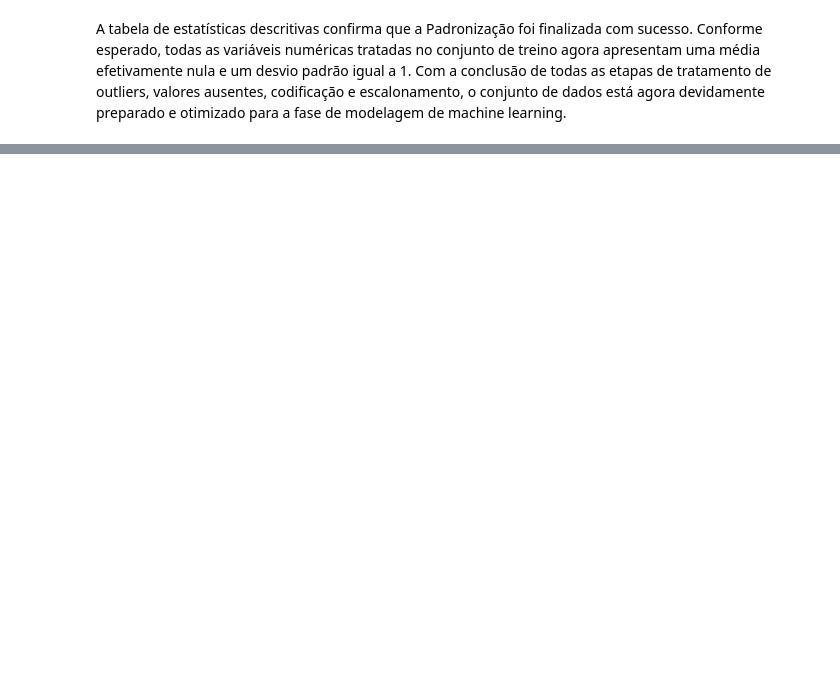
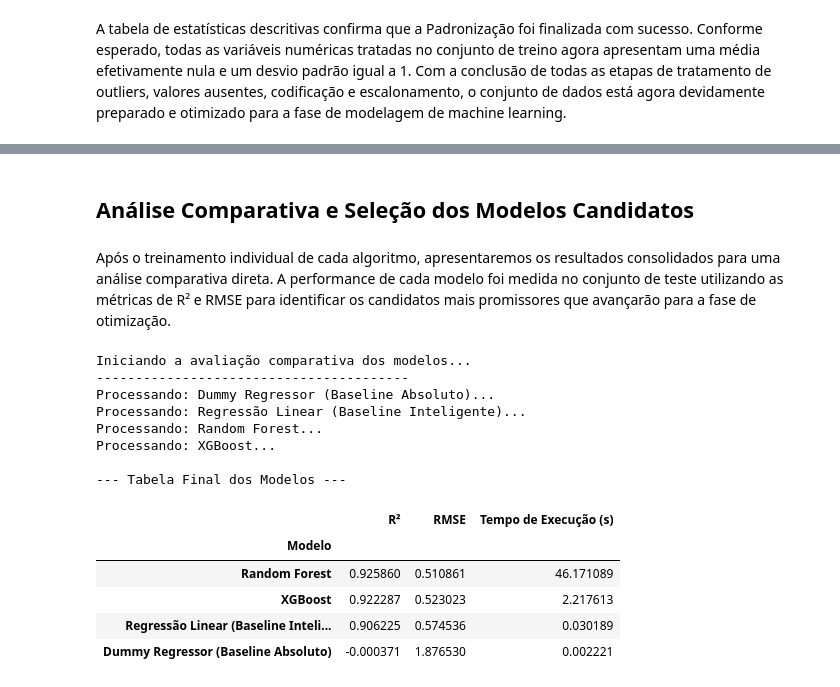
Before and after one commit to ursula2025/machine-learning, a Jupyter notebook: MVP_Machine_Learning.ipynb, the cells around one changed output, grey strips where cells are left out. Saved outputs shown, nothing was run; the diff lists cells and outputs as text; code cells hidden in the pictures; blank space fills up the shorter version.

```diff
--- a/MVP_Machine_Learning.ipynb
+++ b/MVP_Machine_Learning.ipynb
@@ -1458,0 +1740,68 @@ Isso implica que estratégias focadas em aumentar a produtividade podem obter ma
+# %% [markdown]
+## Análise Comparativa e Seleção dos Modelos Candidatos
+# %% [markdown]
+Após o treinamento individual de cada algoritmo, apresentaremos os resultados consolidados para uma análise comparativa direta. A performance de cada modelo foi medida no conjunto de teste utilizando as métricas de R² e RMSE para identificar os candidatos mais promissores que avançarão para a fase de otimização.
+# %%
+# Dicionário com os Modelos Candidatos
+modelos = {
+    "Dummy Regressor (Baseline Absoluto)": DummyRegressor(strategy='mean'),
+    "Regressão Linear (Baseline Inteligente)": LinearRegression(),
+    "Random Forest": RandomForestRegressor(random_state=42),
+    "XGBoost": XGBRegressor(random_state=42)
+}
+
+# Loop para Treinar e Avaliar cada Modelo
+resultados = []
+
+print("Iniciando a avaliação comparativa dos modelos...")
+print("-" * 40)
+
+for nome, modelo in modelos.items():
+    print(f"Processando: {nome}...")
+    start_time = time.time()
+
+    # Treino
+    modelo.fit(X_treino, y_treino)
+
+    # Avaliação
+    previsoes = modelo.predict(X_teste)
+    r2 = r2_score(y_teste, previsoes)
+    rmse = np.sqrt(mean_squared_error(y_teste, previsoes))
+
+    end_time = time.time()
+    tempo_execucao = end_time - start_time
+
+    # Guardar os resultados
+    resultados.append({
+        "Modelo": nome,
+        "R²": r2,
+        "RMSE": rmse,
+        "Tempo de Execução (s)": tempo_execucao
+    })
+
+# Criando e exibindo a tabela de resultados
+tabela_resultados = (
+    pd.DataFrame(resultados)
+    .sort_values(by='R²', ascending=False)
+)
+
+# Usando a coluna 'Modelo' como índice da tabela
+tabela_final = tabela_resultados.set_index('Modelo')
+
+print("\n--- Tabela Final dos Modelos ---")
+display(tabela_final)
+# %% [output]
+Iniciando a avaliação comparativa dos modelos...
+----------------------------------------
+Processando: Dummy Regressor (Baseline Absoluto)...
+Processando: Regressão Linear (Baseline Inteligente)...
+Processando: Random Forest...
+Processando: XGBoost...
+
+--- Tabela Final dos Modelos ---
+|  | R² | RMSE | Tempo de Execução (s) |
+| Modelo |  |  |  |
+| Random Forest | 0.925860 | 0.510861 | 46.171089 |
+| XGBoost | 0.922287 | 0.523023 | 2.217613 |
+| Regressão Linear (Baseline Inteli... | 0.906225 | 0.574536 | 0.030189 |
+| Dummy Regressor (Baseline Absoluto) | -0.000371 | 1.876530 | 0.002221 |
```
Also changed, not shown: parts of 123 cells of this notebook.
